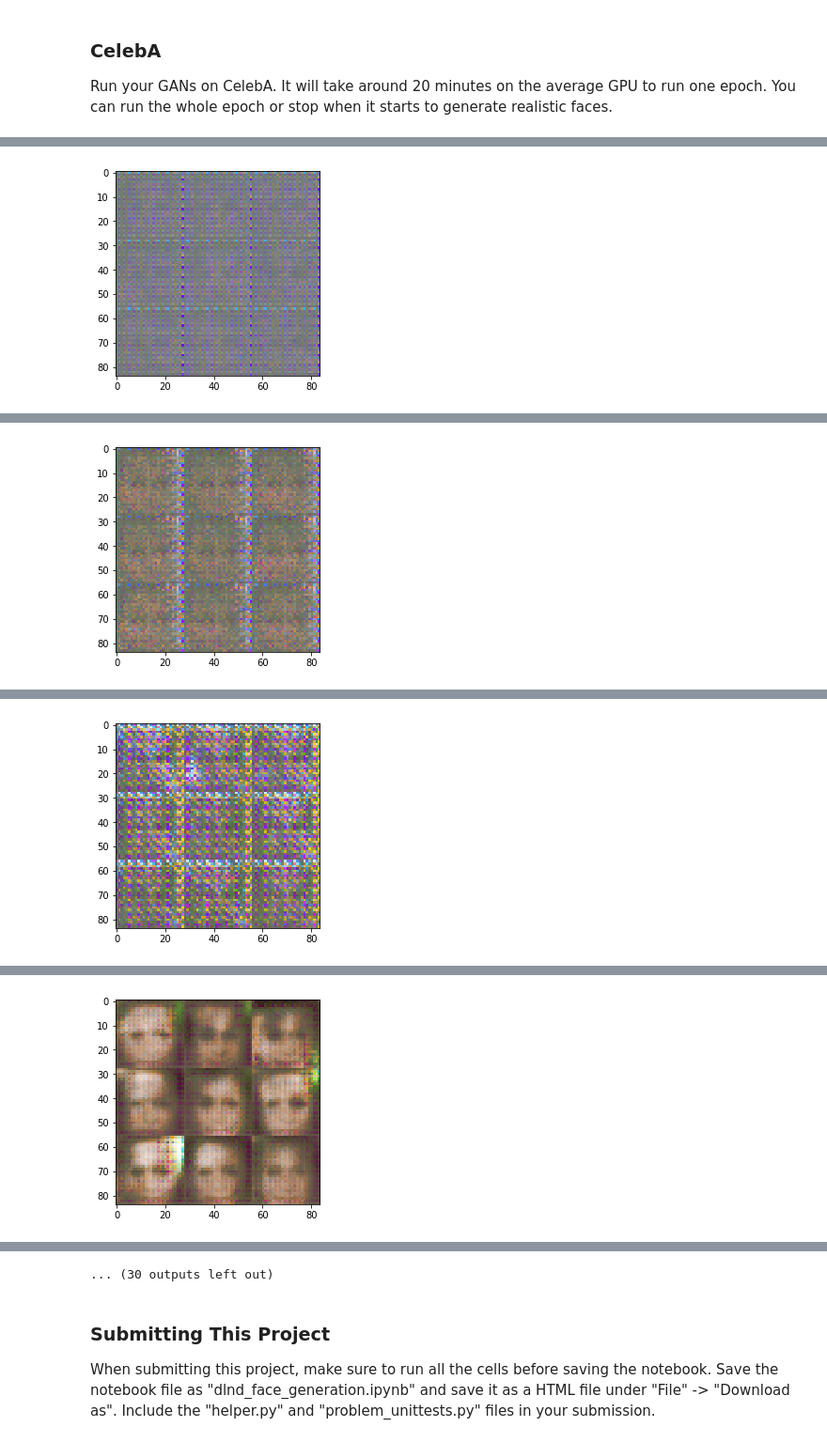
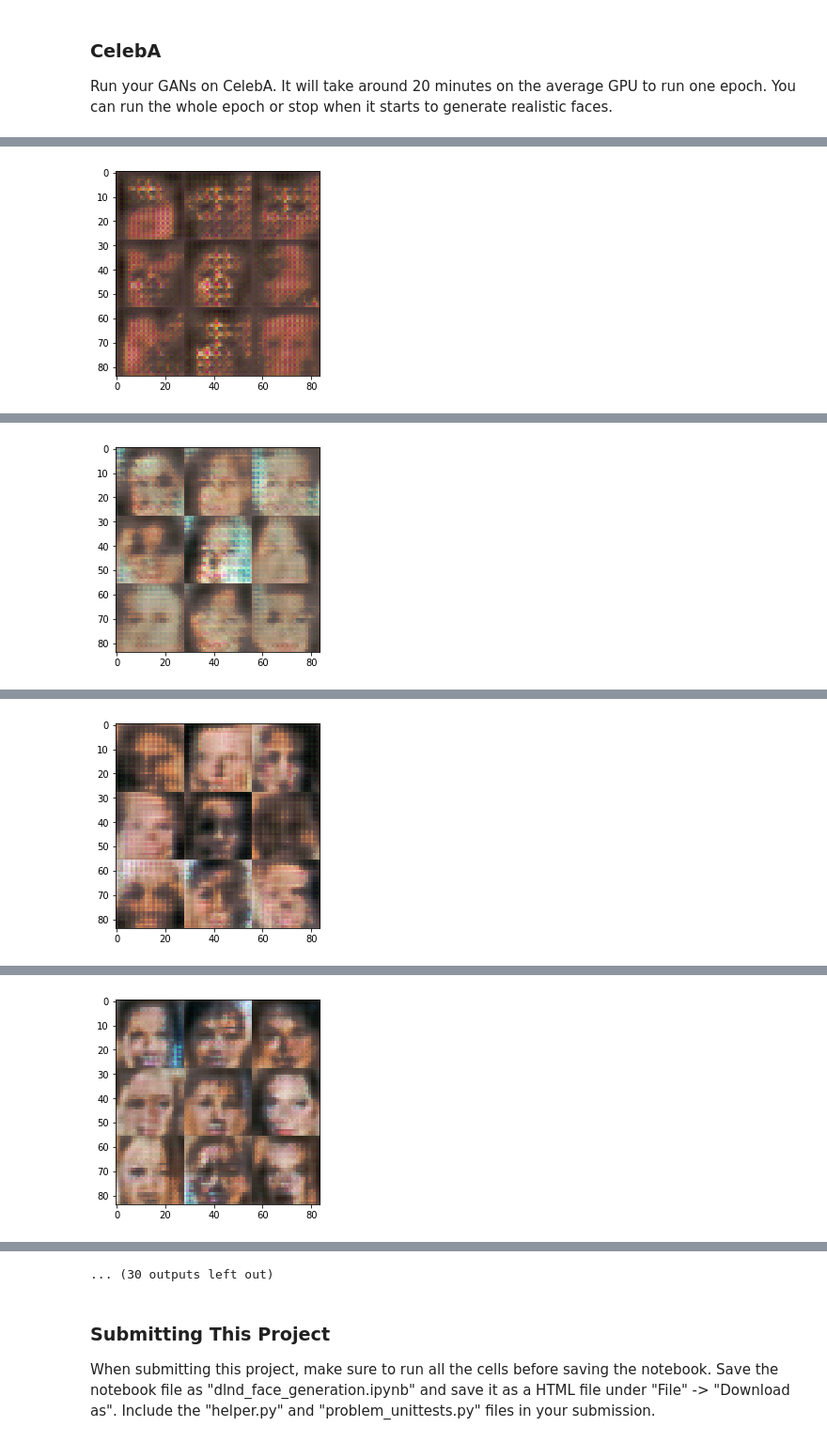
Before and after one commit to Kugl/Deep-Learning, a Jupyter notebook: Face Generation/dlnd_face_generation.ipynb, the cells around one changed output, grey strips where cells are left out. Shown at 94% size. Drawn from its saved outputs; the diff is of its cells as text; code cells hidden in the pictures.

```diff
--- a/Face Generation/dlnd_face_generation.ipynb
+++ b/Face Generation/dlnd_face_generation.ipynb
@@ -133,6 +133,12 @@ Tests Passed
 # %% [markdown]
 ### Discriminator
 Implement `discriminator` to create a discriminator neural network that discriminates on `images`.  This function should be able to reuse the variabes in the neural network.  Use [`tf.variable_scope`](https://www.tensorflow.org/api_docs/python/tf/variable_scope) with a scope name of "discriminator" to allow the variables to be reused.  The function should return a tuple of (tensor output of the discriminator, tensor logits of the discriminator).
+# %%
+#improved relu
+def lrelu(x, leak=0.2, name="lrelu"):
+    f1 = 0.5 * (1 + leak)
+    f2 = 0.5 * (1 - leak)
+    return f1 * x + f2 * abs(x)
 # %%
 def discriminator(images, reuse=False):
     """
@@ -190,25 +197,32 @@ def generator(z, out_channel_dim, is_train=True):
     """
     with tf.variable_scope('generator', reuse=not is_train):
         alpha = 0.2
+        kern_i=tf.contrib.layers.xavier_initializer()
         # First fully connected layer
-        h1 = tf.layers.dense(z,7*7*512, activation = None)
+        h1 = tf.layers.dense(z,7*7*512, activation = None, kernel_initializer=kern_i)
         #batch norm
         h1 = tf.reshape(h1, (-1, 7, 7, 512))
         h1 = tf.layers.batch_normalization(h1, training=is_train)
         # Leaky ReLU
-        h1 = tf.maximum(alpha*h1,h1)
+        h1 = lrelu(h1, leak=alpha)
 
-        h2 = tf.layers.conv2d_transpose(h1, 200, 4, 2, 'same', use_bias=False, activation=None)
+        h2 = tf.layers.conv2d_transpose(h1, 200, 4, 2, 'same', use_bias=False, kernel_initializer=kern_i, activation=None)
         #batch norm
         h2 = tf.layers.batch_normalization(h2, training=is_train)
         # Leaky ReLU
-        h2 = tf.maximum(alpha*h2,h2)
+        h2 = lrelu(h2, leak=alpha)
 
-        h3 = tf.layers.conv2d_transpose(h2, 3, 4, 2, 'same', use_bias=False, activation=None)
+        h22 = tf.layers.conv2d_transpose(h2, 64, 4, 1, 'same', kernel_initializer=kern_i, use_bias=False, activation=None)
+        #batch norm
+        h22 = tf.layers.batch_normalization(h22, training=is_train)
+        # Leaky ReLU
+        h22 = lrelu(h22, leak=alpha)
+
+        h3 = tf.layers.conv2d_transpose(h22, 3, 4, 2, 'same', use_bias=False, kernel_initializer=kern_i, activation=None)
         #batch norm
         h3 = tf.layers.batch_normalization(h3, training=is_train)
         # Leaky ReLU
-        h3 = tf.maximum(alpha*h3,h3)
+        h3 = lrelu(h3, leak=alpha)
 
         # Logits and tanh output
         logits = tf.layers.dense(h3,out_channel_dim, activation = None)
@@ -242,8 +256,10 @@ def model_loss(input_real, input_z, out_channel_dim):
     d_model_real, d_logits_real = discriminator(input_real, reuse=False)
     d_model_fake, d_logits_fake = discriminator(g_model, reuse=True)
 
-    d_loss_real = tf.reduce_mean(tf.nn.sigmoid_cross_entropy_with_logits(logits=d_logits_real, labels=tf.ones_like(d_model_real)))
-    d_loss_fake = tf.reduce_mean(tf.nn.sigmoid_cross_entropy_with_logits(logits=d_logits_fake, labels=tf.zeros_like(d_model_fake)))
+    smooth = 0.1
+
+    d_loss_real = tf.reduce_mean(tf.nn.sigmoid_cross_entropy_with_logits(logits=d_logits_real, labels=tf.ones_like(d_model_real)*(1-smooth)))
+    d_loss_fake = tf.reduce_mean(tf.nn.sigmoid_cross_entropy_with_logits(logits=d_logits_fake, labels=tf.ones_like(d_model_fake)*(smooth)))
     g_loss = tf.reduce_mean(tf.nn.sigmoid_cross_entropy_with_logits(logits=d_logits_fake, labels=tf.ones_like(d_model_fake)))
 
     d_loss = d_loss_real + d_loss_fake
@@ -357,7 +373,7 @@ def train(epoch_count, batch_size, z_dim, learning_rate, beta1, get_batches, dat
 
                 batch_z = np.random.uniform(-1, 1, size=(batch_size, z_dim))
 
-                _ = sess.run(d_opt, feed_dict={input_real: batch_images, input_z: batch_z, lr: learning_rate})
+                _ = sess.run(d_opt, feed_dict={input_real: batch_images*2, input_z: batch_z, lr: learning_rate})
                 _ = sess.run(g_opt, feed_dict={input_z: batch_z, input_real: batch_images, lr: learning_rate})
 
                 if steps % 10 == 0:
@@ -464,7 +480,7 @@ Run your GANs on CelebA.  It will take around 20 minutes on the average GPU to r
 # %%
 batch_size = 100
 z_dim = 100
-learning_rate = 0.0005
+learning_rate = 0.005
 beta1 = 0.4
 
 
@@ -491 +507 @@ Epoch 1/1... Discriminator Loss: 0.0096... Generator Loss: 5.5023
-[figure, old version]
+[figure, new version]
@@ -502 +518 @@ Epoch 1/1... Discriminator Loss: 0.0010... Generator Loss: 7.5257
-[figure, old version]
+[figure, new version]
@@ -513 +529 @@ Epoch 1/1... Discriminator Loss: 0.0056... Generator Loss: 6.7458
-[figure, old version]
+[figure, new version]
@@ -524 +540 @@ Epoch 1/1... Discriminator Loss: 1.3576... Generator Loss: 0.4932
-[figure, old version]
+[figure, new version]
```
Also changed, not shown: parts of 3 cells of this notebook, 1 other file.
